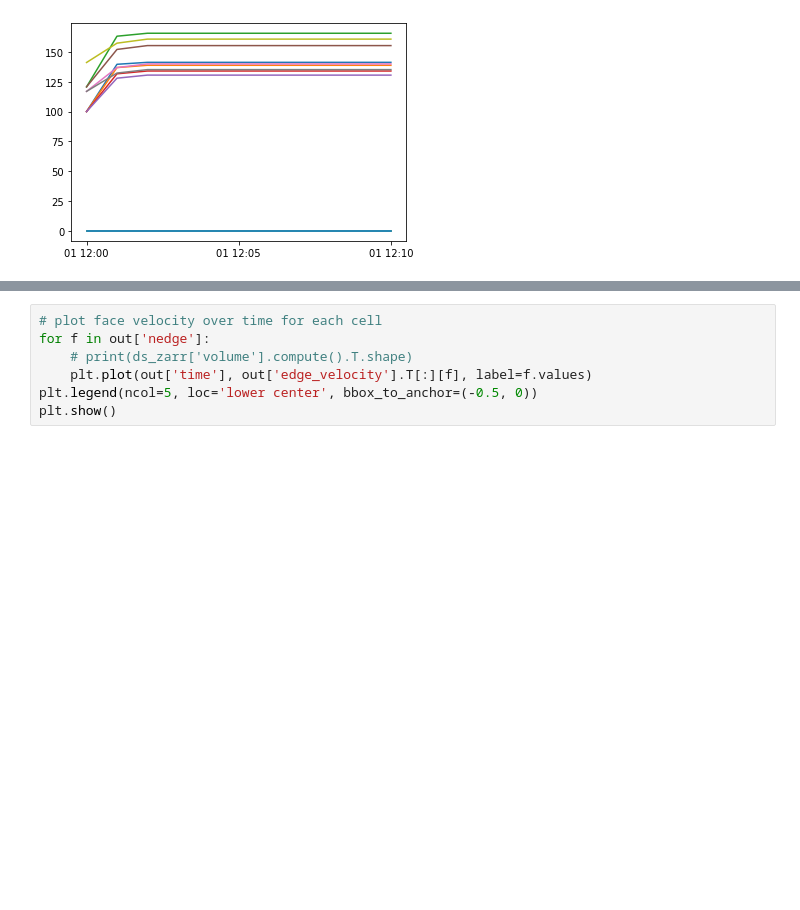
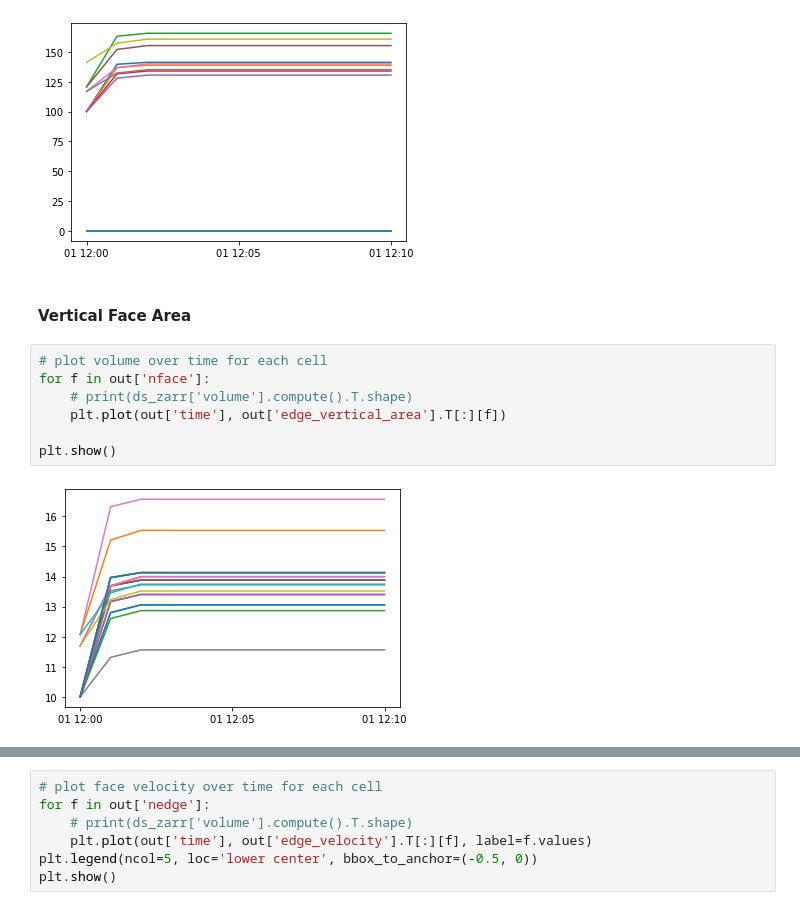
Before and after one commit to EcohydrologyTeam/ClearWater-riverine, a Jupyter notebook: examples/Box-Model.ipynb, the cells around one changed output, grey strips where cells are left out. Drawn from its saved outputs; the diff is of its cells as text; blank space fills up the shorter version.

```diff
--- a/examples/Box-Model.ipynb
+++ b/examples/Box-Model.ipynb
@@ -449,3 +453,14 @@ for f in out['nface']:
 plt.show()
 # %% [output]
 [figure]
+# %% [markdown]
+#### Vertical Face Area
+# %%
+# plot volume over time for each cell
+for f in out['nface']:
+    # print(ds_zarr['volume'].compute().T.shape)
+    plt.plot(out['time'], out['edge_vertical_area'].T[:][f])
+
+plt.show()
+# %% [output]
+[figure, added]
```
Also changed, not shown: parts of 17 cells of this notebook, 1 other file.
